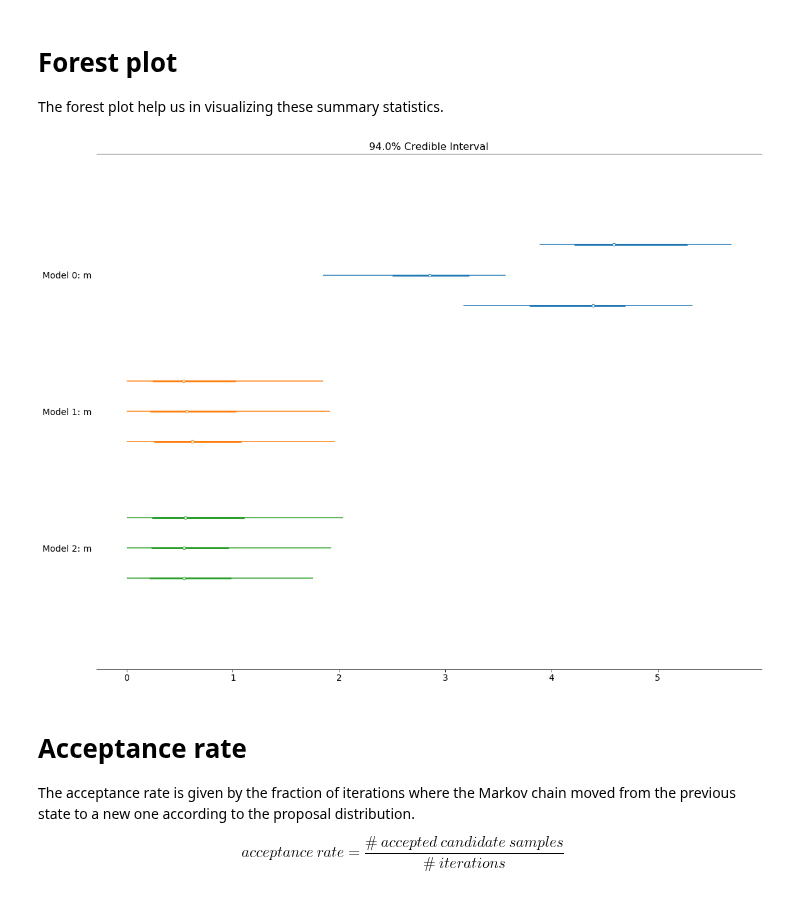
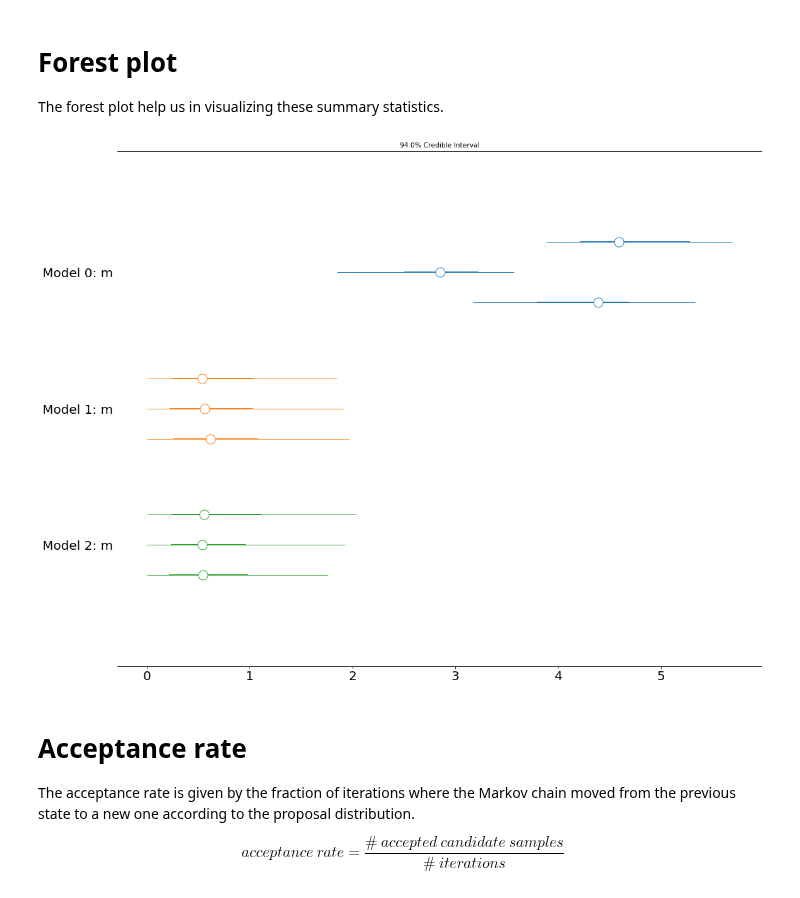
Before and after one commit to fcastagna/mcmc_convergence, a Jupyter notebook: try.ipynb, the cells around one changed output. Cells and saved outputs as stored; diff of their text form; code cells hidden in the pictures.

```diff
--- a/try.ipynb
+++ b/try.ipynb
@@ -154,10 +160,10 @@ pm.summary(t_3, var_names=['m'])
 # Forest plot
 The forest plot help us in visualizing these summary statistics.
 # %%
-pm.forestplot([t_1, t_2, t_3], figsize=(16, 12))
+pm.forestplot([t_1, t_2, t_3], figsize=(16, 12), textsize=20, markersize=20)
 pass
 # %% [output]
-[figure, old version]
+[figure, new version]
 # %% [markdown]
 # Acceptance rate
 The acceptance rate is given by the fraction of iterations where the Markov chain moved from the previous state to a new one according to the proposal distribution.
```
Also changed, not shown: parts of 15 cells of this notebook.
